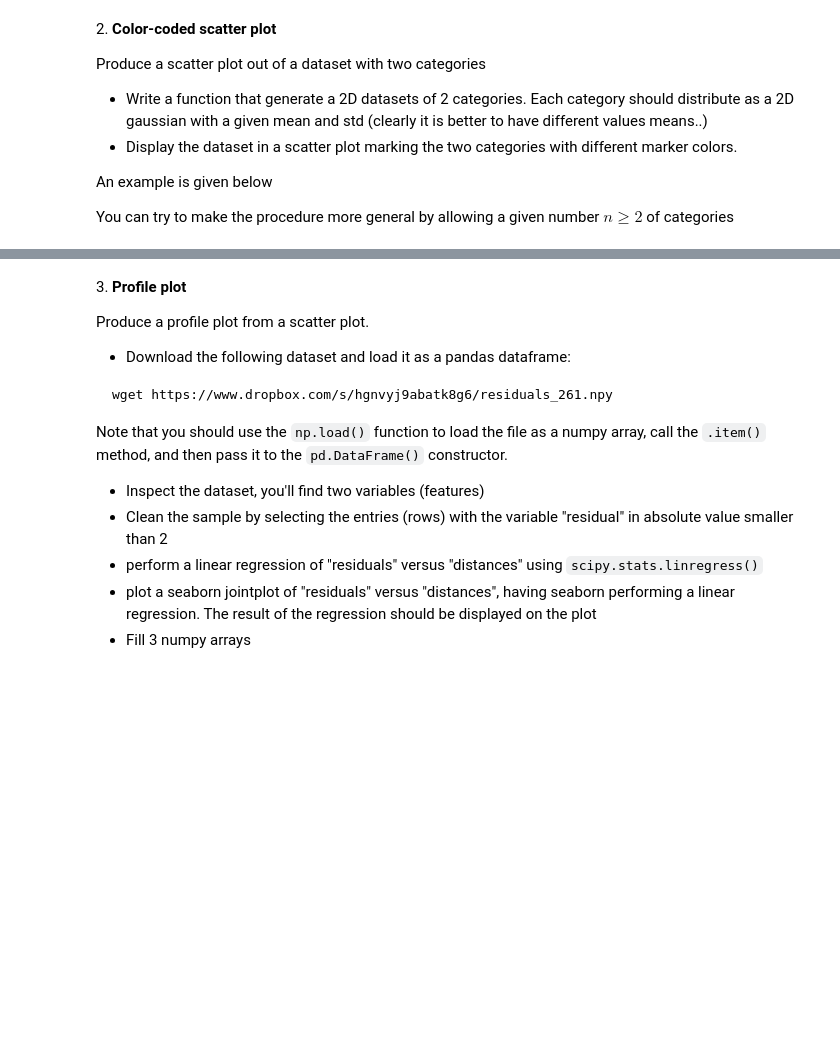
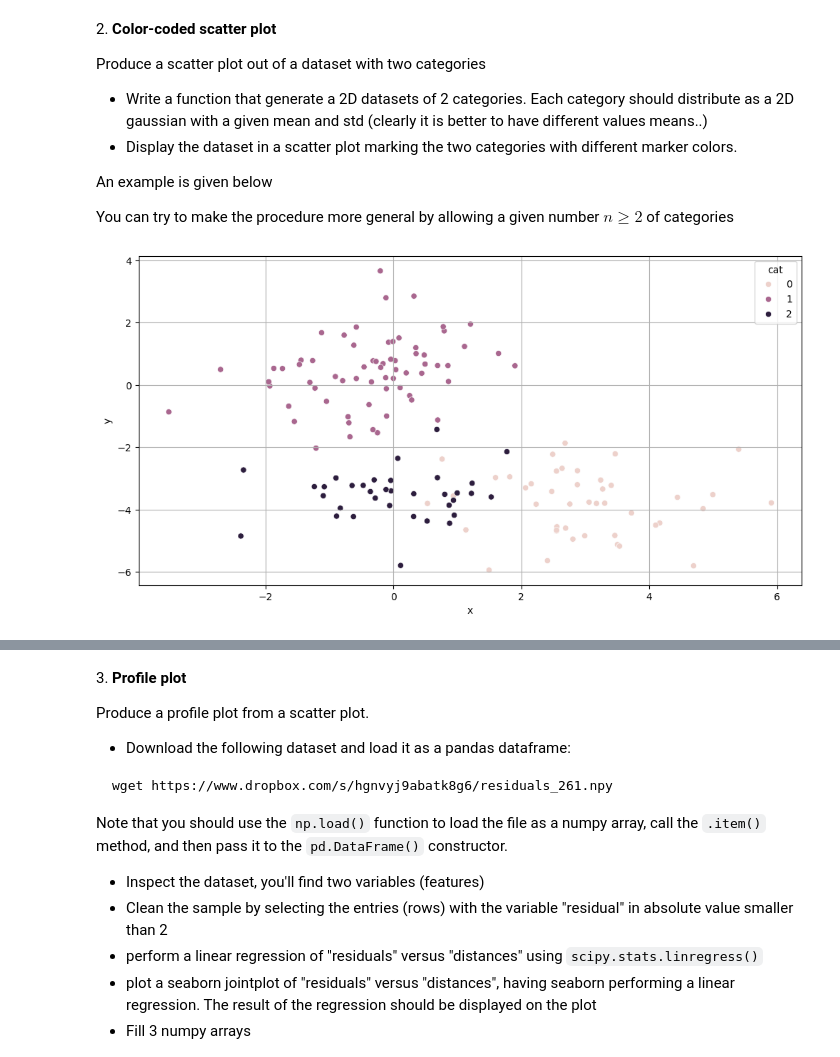
Before and after one commit to luca-dituri/LaboratoryOfComputationalPhysics_Y8, a Jupyter notebook: 07ex_Visualization.ipynb, the cells around one changed output, grey strips where cells are left out. Drawn from its saved outputs; the diff is of its cells as text; code cells hidden in the pictures; blank space fills up the shorter version.

```diff
--- a/07ex_Visualization.ipynb
+++ b/07ex_Visualization.ipynb
@@ -70,32 +72,34 @@ You can try to make the procedure more general by allowing a given number $n\ge
 # %%
 import numpy as np
 import pandas as pd
 from scipy.stats import multivariate_normal
 
 
 def dataset_generator(ncat=2):
     cols = ["cat","x","y"]
     all_data= []
     sizes = (100*np.random.rand(ncat)+10).astype(int)
     for i in range(ncat):
         mean = (np.random.rand()*10-5,np.random.rand()*10-5)
-        std = np.diag([np.random.rand()*5,np.random.rand()*5])
+        std = np.array([np.random.rand()*5,np.random.rand()*5,np.random.rand()*5,np.random.rand()*5]).resize((2,2))
         vals = multivariate_normal.rvs(mean,std,sizes[i])
         dataf = pd.DataFrame(vals,columns=cols[1:])
         dataf[cols[0]]=i
         all_data.append(dataf)
     return(pd.concat(all_data,ignore_index=True))
 
-dataset = dataset_generator(10)
+dataset = dataset_generator(3)
 
 import seaborn as sns
 import matplotlib.pyplot as plt
 
 fig, ax = plt.subplots(figsize = (12,6))
 
 
 sns.scatterplot(data = dataset, x = "x" , y = "y", hue = "cat", ax= ax)
 plt.grid()
+# %% [output]
+[figure, added]
 # %%
 ! wget https://www.dropbox.com/s/u4y3k4kk5tc7j46/two_categories_scatter_plot.png
 from IPython.display import Image
```
Also changed, not shown: parts of 4 cells of this notebook, 19 other files.
